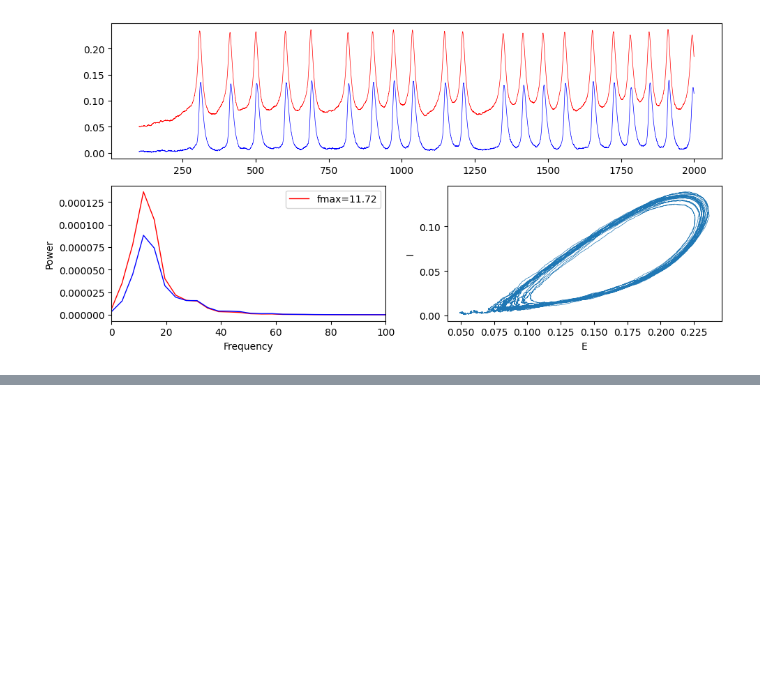
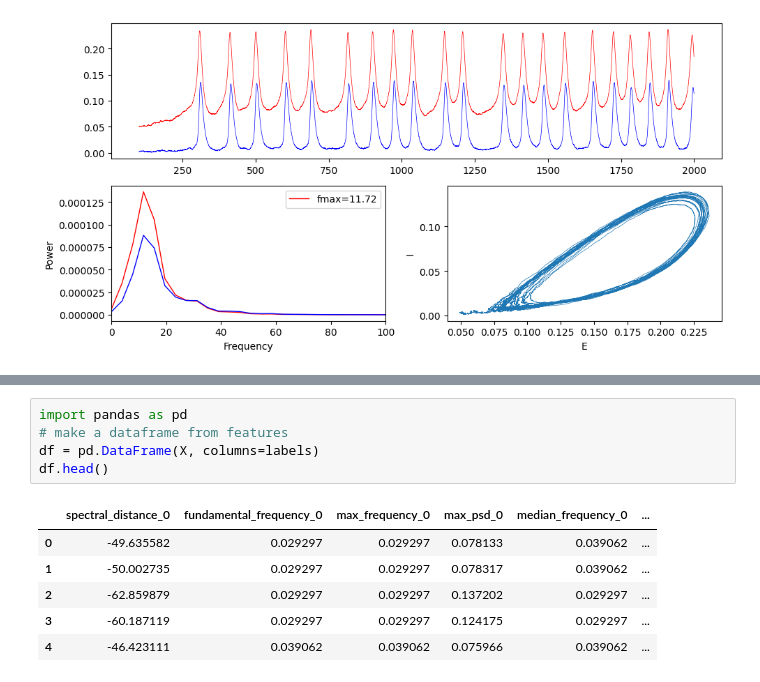
Before and after one commit to ins-amu/vbi, a Jupyter notebook: docs/examples/wilson_cowan_sde_numba.ipynb, the cells around one changed output, grey strips where cells are left out. Drawn from its saved outputs; the diff is of its cells as text; blank space fills up the shorter version.

```diff
--- a/docs/examples/wilson_cowan_sde_numba.ipynb
+++ b/docs/examples/wilson_cowan_sde_numba.ipynb
@@ -170,0 +335,12 @@ plt.tight_layout()
+# %%
+import pandas as pd
+# make a dataframe from features
+df = pd.DataFrame(X, columns=labels)
+df.head()
+# %% [output]
+|  | spectral_distance_0 | fundamental_frequency_0 | max_frequency_0 | max_psd_0 | median_frequency_0 | ... |
+| 0 | -49.635582 | 0.029297 | 0.029297 | 0.078133 | 0.039062 | ... |
+| 1 | -50.002735 | 0.029297 | 0.029297 | 0.078317 | 0.039062 | ... |
+| 2 | -62.859879 | 0.029297 | 0.029297 | 0.137202 | 0.029297 | ... |
+| 3 | -60.187119 | 0.029297 | 0.029297 | 0.124175 | 0.029297 | ... |
+| 4 | -46.423111 | 0.039062 | 0.039062 | 0.075966 | 0.039062 | ... |
```
Also changed, not shown: parts of 20 cells of this notebook.
